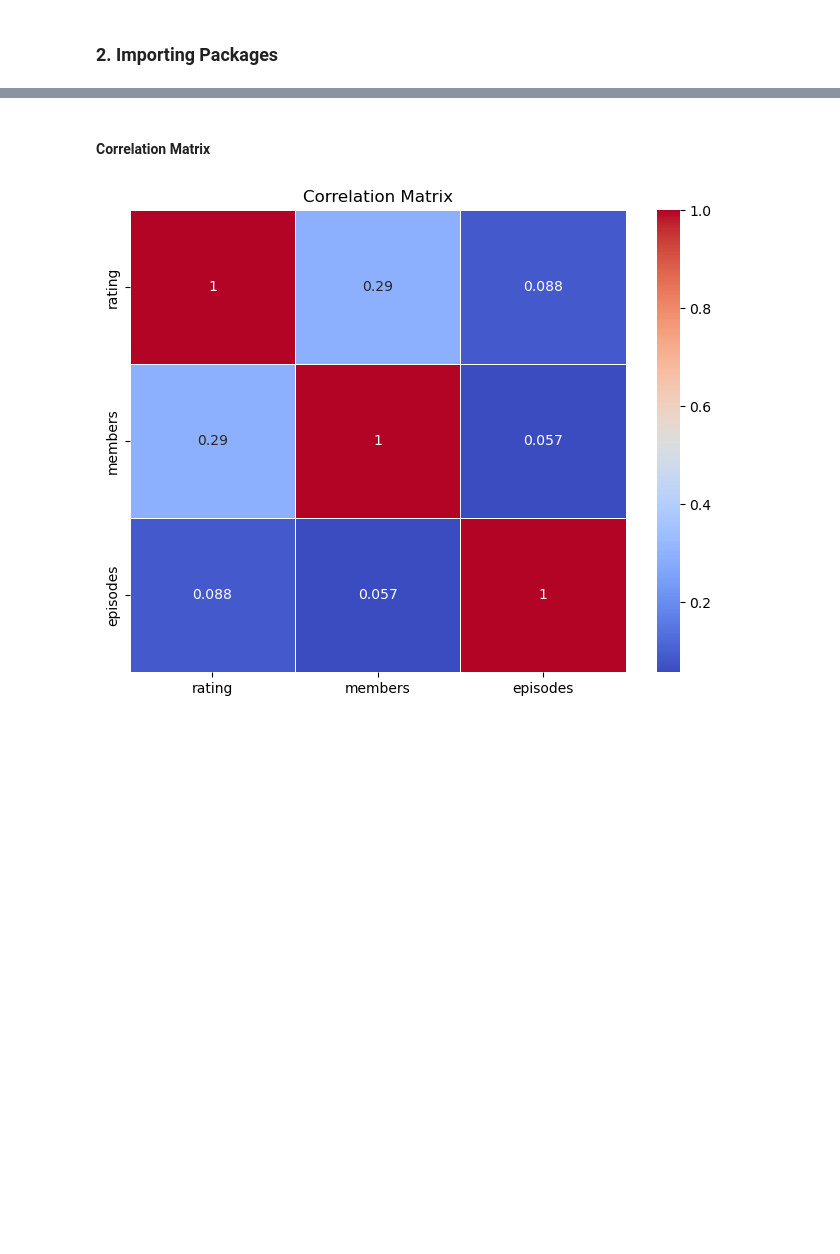
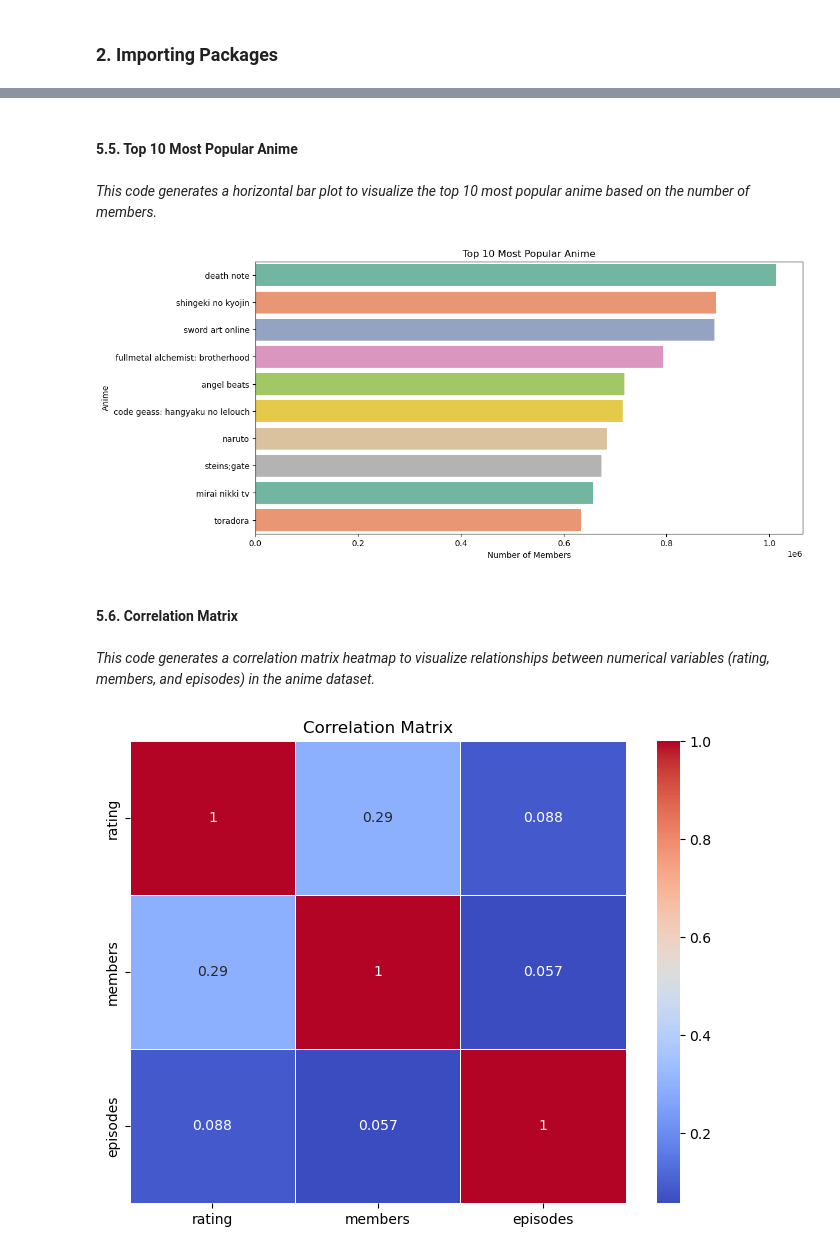
Before and after one commit to PhillipSethole/Anime-Recommender-System-Project-2025, a Jupyter notebook: Anime-Recommender-System-Project-2025 Team 2.ipynb, the cells around one changed output, grey strips where cells are left out. Cells and saved outputs as stored; diff of their text form; code cells hidden in the pictures; blank space fills up the shorter version.

```diff
--- a/Anime-Recommender-System-Project-2025 Team 2.ipynb
+++ b/Anime-Recommender-System-Project-2025 Team 2.ipynb
@@ -282,5 +348,26 @@ Name: count, dtype: int64
+# %% [markdown]
+#### 5.5. Top 10 Most Popular Anime
+# %% [markdown]
+_This code generates a horizontal bar plot to visualize the top 10 most popular anime based on the number of members._
+# %%
+# Top 10 most popular anime
+top_10_anime = anime_df.sort_values(by='members', ascending=False).head(10)
+
+# Define a custom color palette with distinct colors
+colors = sns.color_palette("Set2", len(top_10_anime))  # You can change "Set2" to other palettes like "Set1", "Paired", etc.
+
+plt.figure(figsize=(12, 6))
+sns.barplot(x='members', y='name', data=top_10_anime, palette=colors, orient='h')
+plt.title('Top 10 Most Popular Anime')
+plt.xlabel('Number of Members')
+plt.ylabel('Anime')
+plt.show()
+# %% [output]
+[figure, added]
 # %% [markdown]
-####  Correlation Matrix
+#### 5.6. Correlation Matrix
+# %% [markdown]
+_This code generates a correlation matrix heatmap to visualize relationships between numerical variables (rating, members, and episodes) in the anime dataset._
 # %%
 # Correlation matrix
 corr_matrix = anime_df[['rating', 'members', 'episodes']].corr()
```
Also changed, not shown: parts of 144 cells of this notebook.
